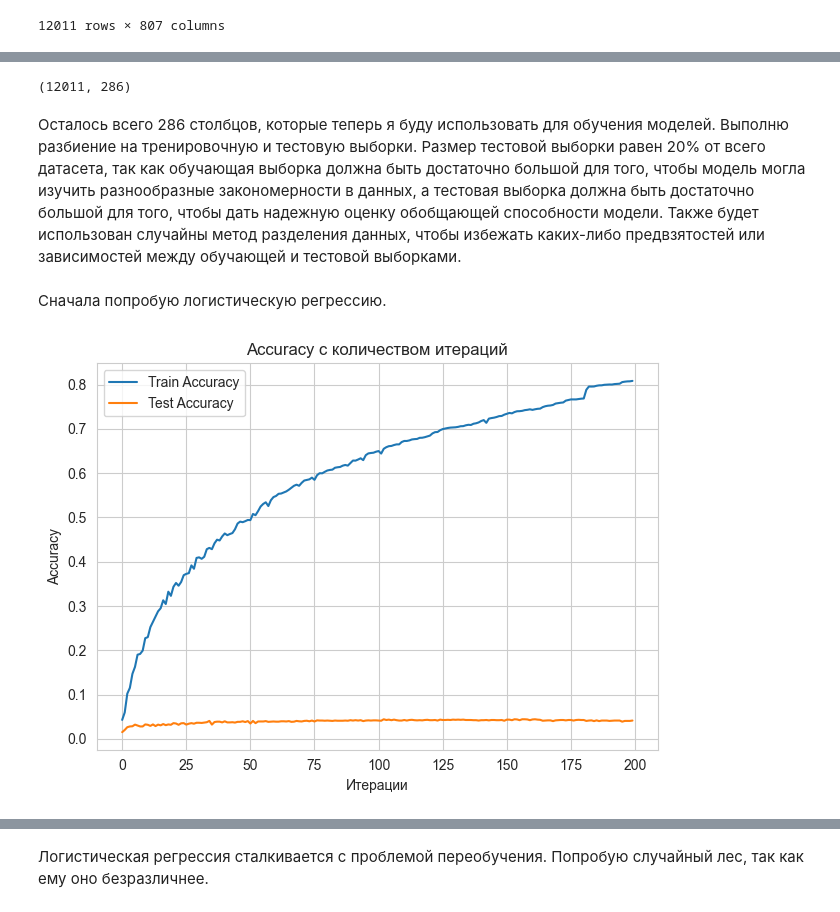
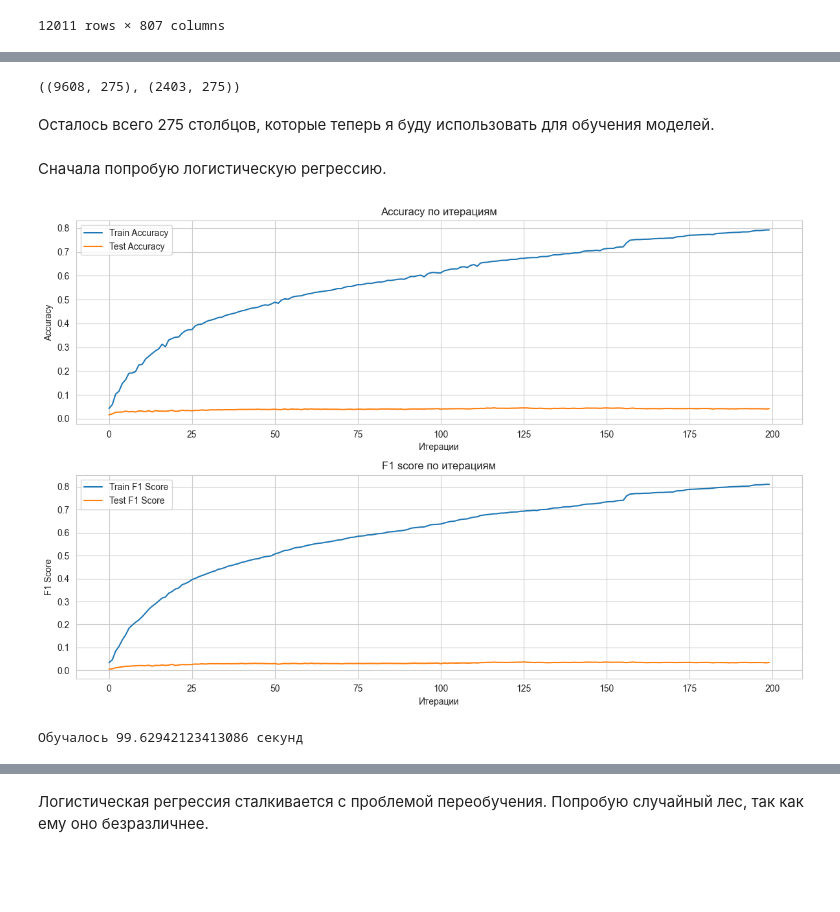
Before and after one commit to yaromirgusev/course_work, a Jupyter notebook: course_work.ipynb, the cells around one changed output, grey strips where cells are left out. Drawn from its saved outputs; the diff is of its cells as text; code cells hidden in the pictures; blank space fills up the shorter version.

```diff
--- a/course_work.ipynb
+++ b/course_work.ipynb
@@ -310,51 +322,71 @@ y = data["target"]
-# %%
-scaler = StandardScaler()
-X_scaled = scaler.fit_transform(X)
-
-pca = PCA(n_components=0.95)
-X_pca = pca.fit_transform(X_scaled)
-
-X_pca.shape
-# %% [output]
-(12011, 286)
+# %%
+pipeline = make_pipeline(
+    StandardScaler(),
+    PCA(n_components=0.95)
+)
+
+X_train = pipeline.fit_transform(X_train)
+X_test = pipeline.transform(X_test)
+
+X_train.shape, X_test.shape
+# %% [output]
+((9608, 275), (2403, 275))
 # %% [markdown]
-Осталось всего 286 столбцов, которые теперь я буду использовать для обучения моделей. Выполню разбиение на тренировочную и тестовую выборки. Размер тестовой выборки равен 20% от всего датасета, так как обучающая выборка должна быть достаточно большой для того, чтобы модель могла изучить разнообразные закономерности в данных, а тестовая выборка должна быть достаточно большой для того, чтобы дать надежную оценку обобщающей способности модели. Также будет использован случайны метод разделения данных, чтобы избежать каких-либо предвзятостей или зависимостей между обучающей и тестовой выборками.
+Осталось всего 275 столбцов, которые теперь я буду использовать для обучения моделей.
-# %%
-X_train, X_test, y_train, y_test = train_test_split(X_pca, y,
-                                                  test_size=0.2,
-                                                  random_state=42,
-                                                  stratify=y,
-                                                  shuffle=True)
 # %% [markdown]
 Сначала попробую логистическую регрессию.
 # %%
 train_accuracy = []
 test_accuracy = []
+train_f1 = []
+test_f1 = []
+start_time = time.time()
 
 model = LogisticRegression(max_iter=1, warm_start=True)
 
 for i in tqdm(range(1, 201)):
     model.fit(X_train, y_train)
+
     train_pred = model.predict(X_train)
     test_pred = model.predict(X_test)
 
     train_acc = accuracy_score(y_train, train_pred)
     test_acc = accuracy_score(y_test, test_pred)
     train_accuracy.append(train_acc)
     test_accuracy.append(test_acc)
+
+    train_f1_score = f1_score(y_train, train_pred, average='macro')
+    test_f1_score = f1_score(y_test, test_pred, average='macro')
+    train_f1.append(train_f1_score)
+    test_f1.append(test_f1_score)
+end_time = time.time()
 sns.set_style('whitegrid')
+plt.figure(figsize=(12, 8))
+
+plt.subplot(2, 1, 1)
 plt.plot(train_accuracy, label='Train Accuracy')
 plt.plot(test_accuracy, label='Test Accuracy')
-plt.title('Accuracy с количеством итераций')
+plt.title('Accuracy по итерациям')
 plt.xlabel('Итерации')
 plt.ylabel('Accuracy')
 plt.legend()
 plt.grid(True)
 
+plt.subplot(2, 1, 2)
+plt.plot(train_f1, label='Train F1 Score')
+plt.plot(test_f1, label='Test F1 Score')
+plt.title('F1 score по итерациям')
+plt.xlabel('Итерации')
+plt.ylabel('F1 Score')
+plt.legend()
+plt.grid(True)
+
 plt.tight_layout()
 plt.show()
+print(f'Обучалось {end_time - start_time} секунд')
 # %% [output]
-[figure, old version]
+[figure, new version]
+Обучалось 99.62942123413086 секунд
 # %%
 y_pred= model.predict(X_test)
 accuracy_score(y_pred, y_test)
```
Also changed, not shown: parts of 39 cells of this notebook, 7 other files.
